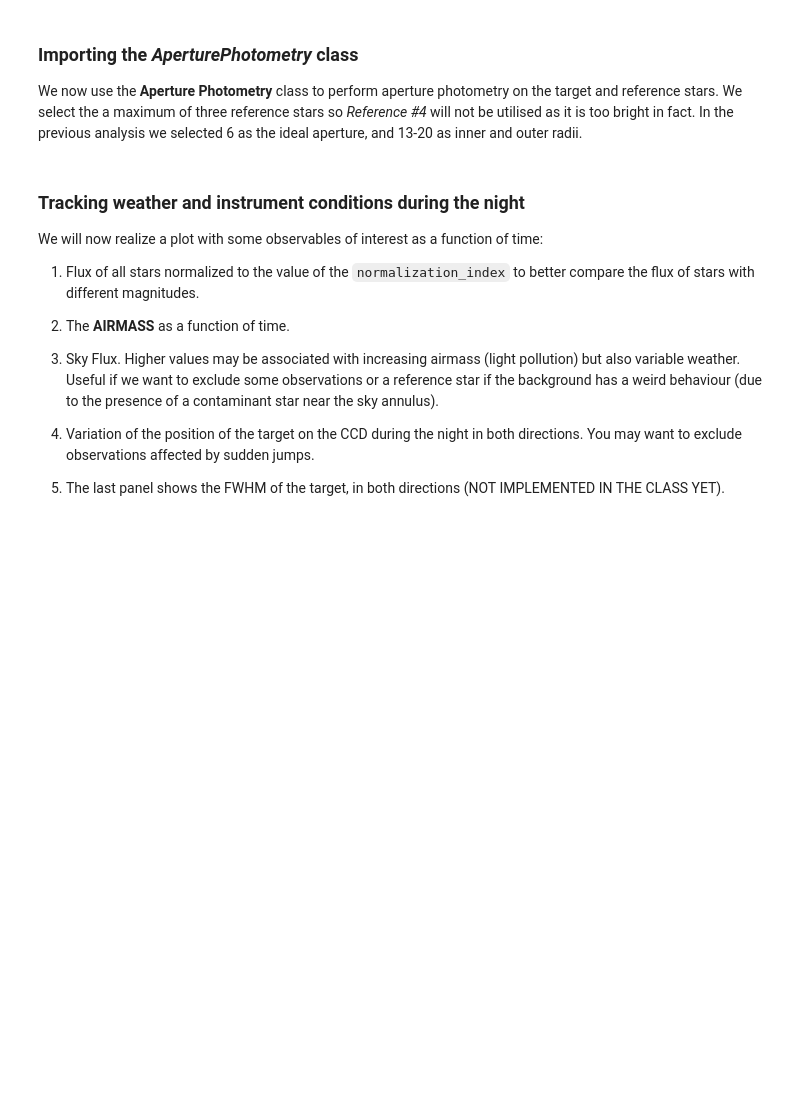
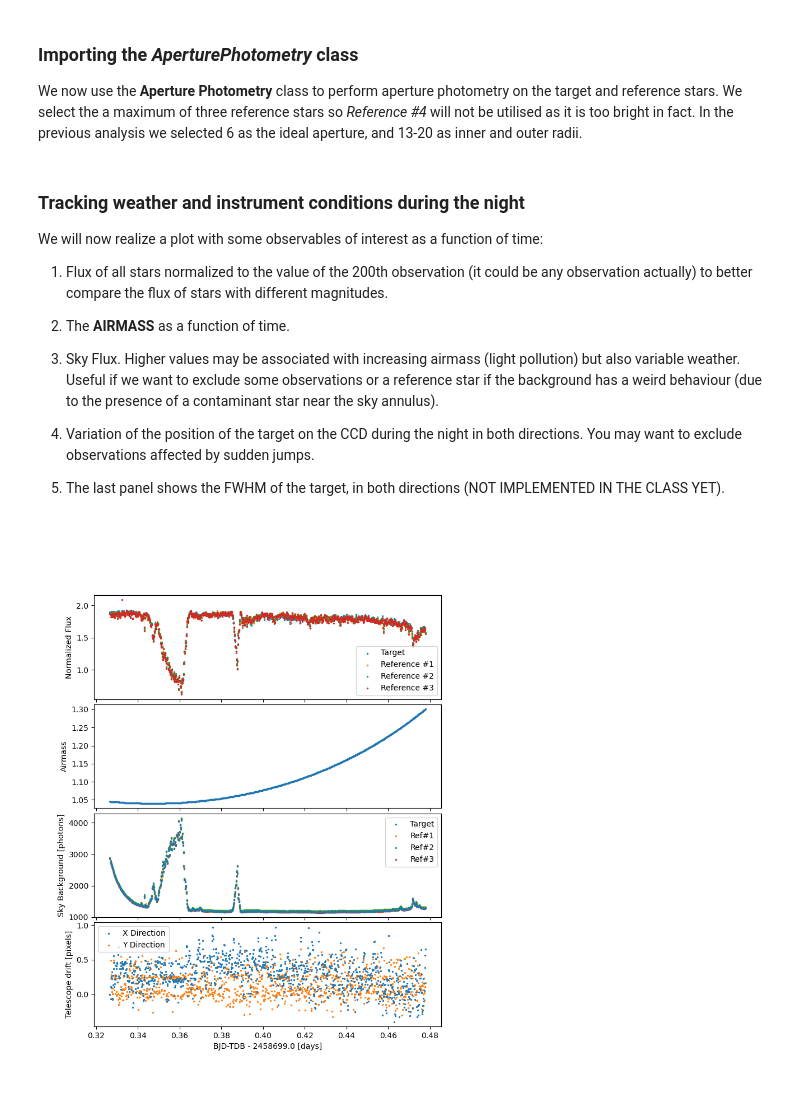
Before and after one commit to LFiaccadori/Astrolab2, a Jupyter notebook: 07 - Differential Photometry.ipynb, the cells around one changed output. Drawn from its saved outputs; the diff is of its cells as text; code cells hidden in the pictures; blank space fills up the shorter version.

Commit message:
Plot Updated

````diff
--- a/07 - Differential Photometry.ipynb
+++ b/07 - Differential Photometry.ipynb
@@ -123,12 +123,15 @@ reference01_ap06.aperture_photometry(inner_radius, outer_radius, aperture, x_ref
 
 reference02_ap06 = AperturePhotometry()
 reference02_ap06.aperture_photometry(inner_radius, outer_radius, aperture, x_reference_02, y_reference_02)
+
+reference03_ap06 = AperturePhotometry()
+reference03_ap06.aperture_photometry(inner_radius, outer_radius, aperture, x_reference_03, y_reference_03)
 # %% [markdown]
 ### Tracking weather and instrument conditions during the night
 
 We will now realize a plot with some observables of interest as a function of time:
 
-1. Flux of all stars normalized to the value of the ```normalization_index``` to better compare the flux of stars with different magnitudes.
+1. Flux of all stars normalized to the value of the 200th observation (it could be any observation actually) to better compare the flux of stars with different magnitudes.
 
 2. The **AIRMASS** as a function of time.
 
@@ -137,3 +140,41 @@ We will now realize a plot with some observables of interest as a function of ti
 4. Variation of the position of the target on the CCD during the night in both directions. You may want to exclude observations affected by sudden jumps.
 
 5. The last panel shows the FWHM of the target, in both directions (NOT IMPLEMENTED IN THE CLASS YET).
+# %%
+
+normalization_index = 200 # We divide the flux by the flux of the 200th frame
+time_offset = 2458699.0 # This parameter is used only to have values of time close to zero in the plot.
+
+fig, axs = plt.subplots(4, 1, sharex=True, figsize=(8,10))
+# Reduce vertical space between axes
+fig.subplots_adjust(hspace=0.05)
+
+# Normalized Flux Plot
+axs[0].scatter(target_ap06.bjd_tdb-time_offset, target_ap06.aperture/target_ap06.aperture[normalization_index], s=2, zorder=3, c='C0', label='Target')
+axs[0].scatter(reference01_ap06.bjd_tdb-time_offset, reference01_ap06.aperture/reference01_ap06.aperture[normalization_index], s=2, zorder=3, c='C1', label='Reference #1')
+axs[0].scatter(reference02_ap06.bjd_tdb-time_offset, reference02_ap06.aperture/reference02_ap06.aperture[normalization_index], s=2, zorder=3, c='C2', label='Reference #2')
+axs[0].scatter(reference03_ap06.bjd_tdb-time_offset, reference03_ap06.aperture/reference03_ap06.aperture[normalization_index], s=2, zorder=3, c='C3', label='Reference #3')
+axs[0].set_ylabel('Normalized Flux')
+axs[0].legend()
+
+# Airmass Plot
+axs[1].scatter(target_ap06.bjd_tdb-time_offset, target_ap06.airmass, s=2, c='C0', label='Airmass')
+axs[1].set_ylabel('Airmass')
+
+# Sky Flux Plot
+axs[2].scatter(target_ap06.bjd_tdb-time_offset, target_ap06.sky_background, s=2, c='C0', zorder=4, label='Target')
+axs[2].scatter(target_ap06.bjd_tdb-time_offset, reference01_ap06.sky_background, s=2, c='C1', zorder=3, label='Ref#1')
+axs[2].scatter(target_ap06.bjd_tdb-time_offset, reference02_ap06.sky_background, s=2, c='C2', zorder=2, label='Ref#2')
+axs[2].scatter(target_ap06.bjd_tdb-time_offset, reference03_ap06.sky_background, s=2, c='C3', zorder=1, label='Ref#3')
+axs[2].set_ylabel('Sky Background [photons]')
+axs[2].legend()
+
+# Telescope Drift
+axs[3].scatter(target_ap06.bjd_tdb-time_offset, target_ap06.x_position-target_ap06.x_position[0], s=2, c='C0', zorder=2, label='X Direction')
+axs[3].scatter(target_ap06.bjd_tdb-time_offset, target_ap06.y_position-target_ap06.y_position[0], s=2, c='C1', zorder=1, label='Y Direction')
+axs[3].set_ylabel('Telescope drift [pixels]')
+axs[3].legend()
+axs[3].set_xlabel('BJD-TDB - {0:.1f} [days]'.format(time_offset))
+plt.show()
+# %% [output]
+[figure, added]
````
